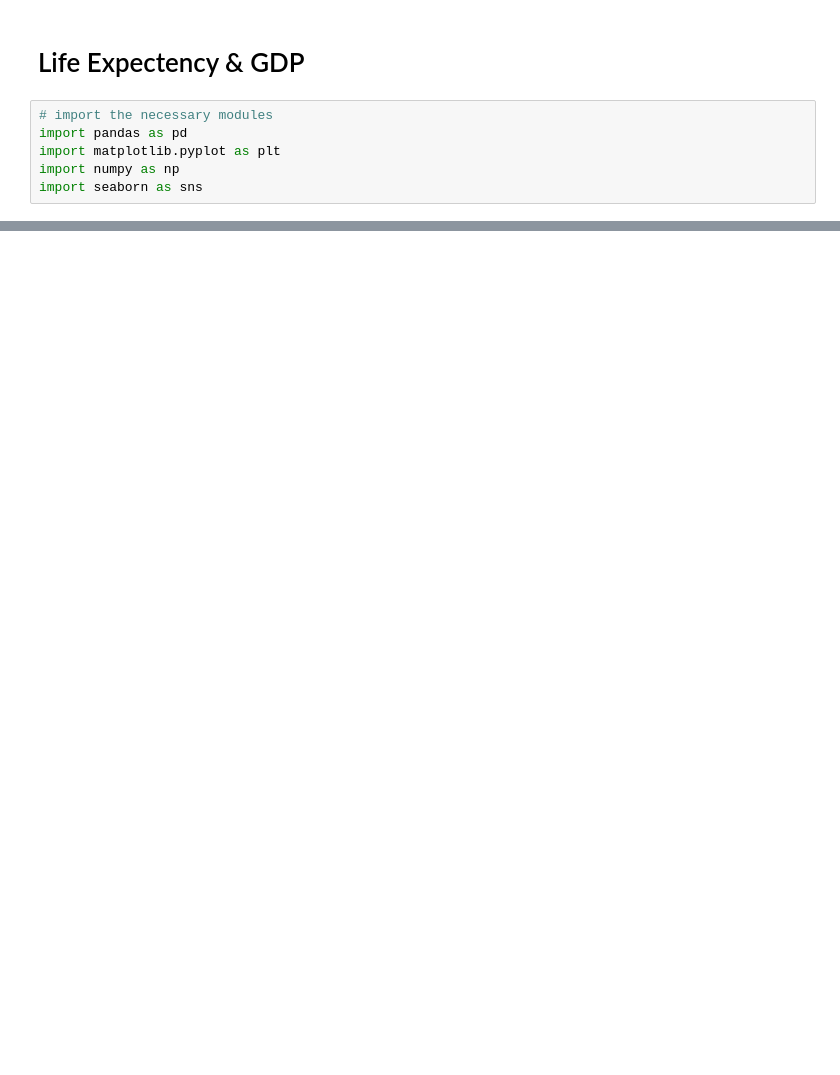
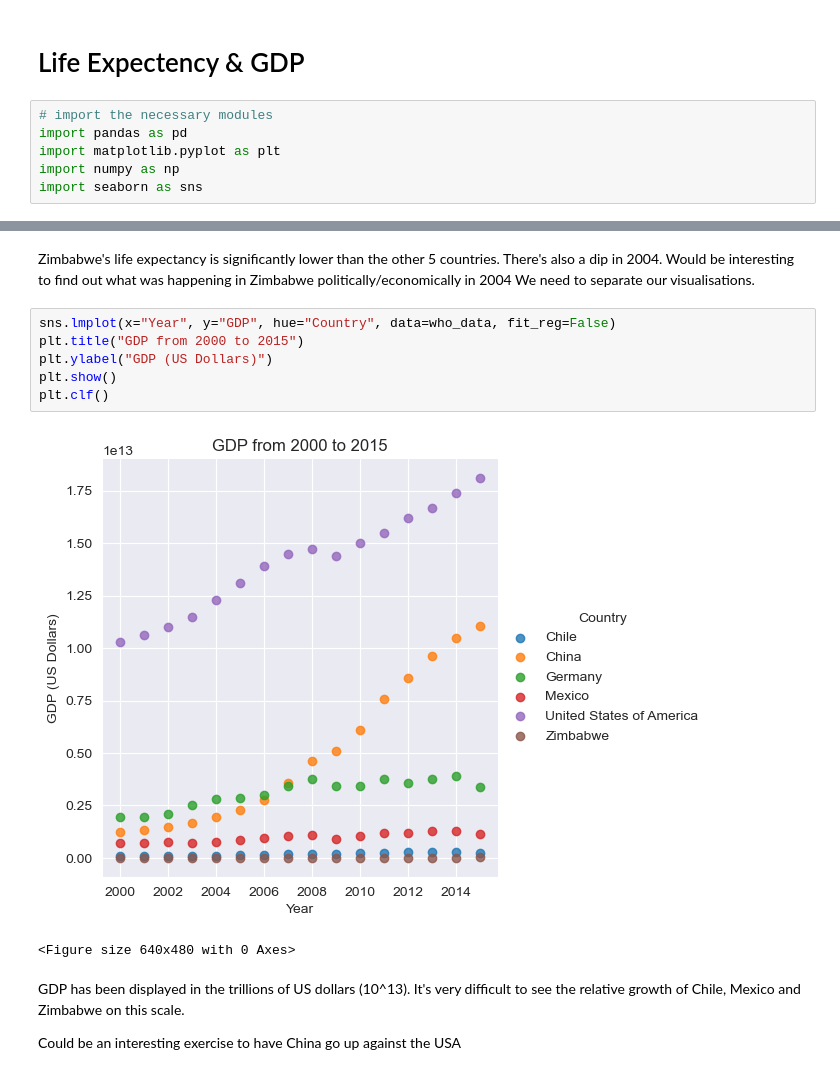
Before and after one commit to pineapple-bois/Life-Expectancy-and-GDP, a Jupyter notebook: life_expectancy_gdp.ipynb, the cells around one changed output, grey strips where cells are left out. Cells and saved outputs as stored; diff of their text form; blank space fills up the shorter version.

```diff
--- a/life_expectancy_gdp.ipynb
+++ b/life_expectancy_gdp.ipynb
@@ -41,0 +66,18 @@ Time range in our dataset (years):
+# %% [markdown]
+Zimbabwe's life expectancy is significantly lower than the other 5 countries.
+There's also a dip in 2004. Would be interesting to find out what was happening in Zimbabwe politically/economically in 2004
+We need to separate our visualisations.
+# %%
+sns.lmplot(x="Year", y="GDP", hue="Country", data=who_data, fit_reg=False)
+plt.title("GDP from 2000 to 2015")
+plt.ylabel("GDP (US Dollars)")
+plt.show()
+plt.clf()
+# %% [output]
+[figure, added]
+<Figure size 640x480 with 0 Axes>
+# %% [markdown]
+GDP has been displayed in the trillions of US dollars (10^13).
+It's very difficult to see the relative growth of Chile, Mexico and Zimbabwe on this scale.
+
+Could be an interesting exercise to have China go up against the USA
```
Also changed, not shown: parts of 7 cells of this notebook, 1 other file.
